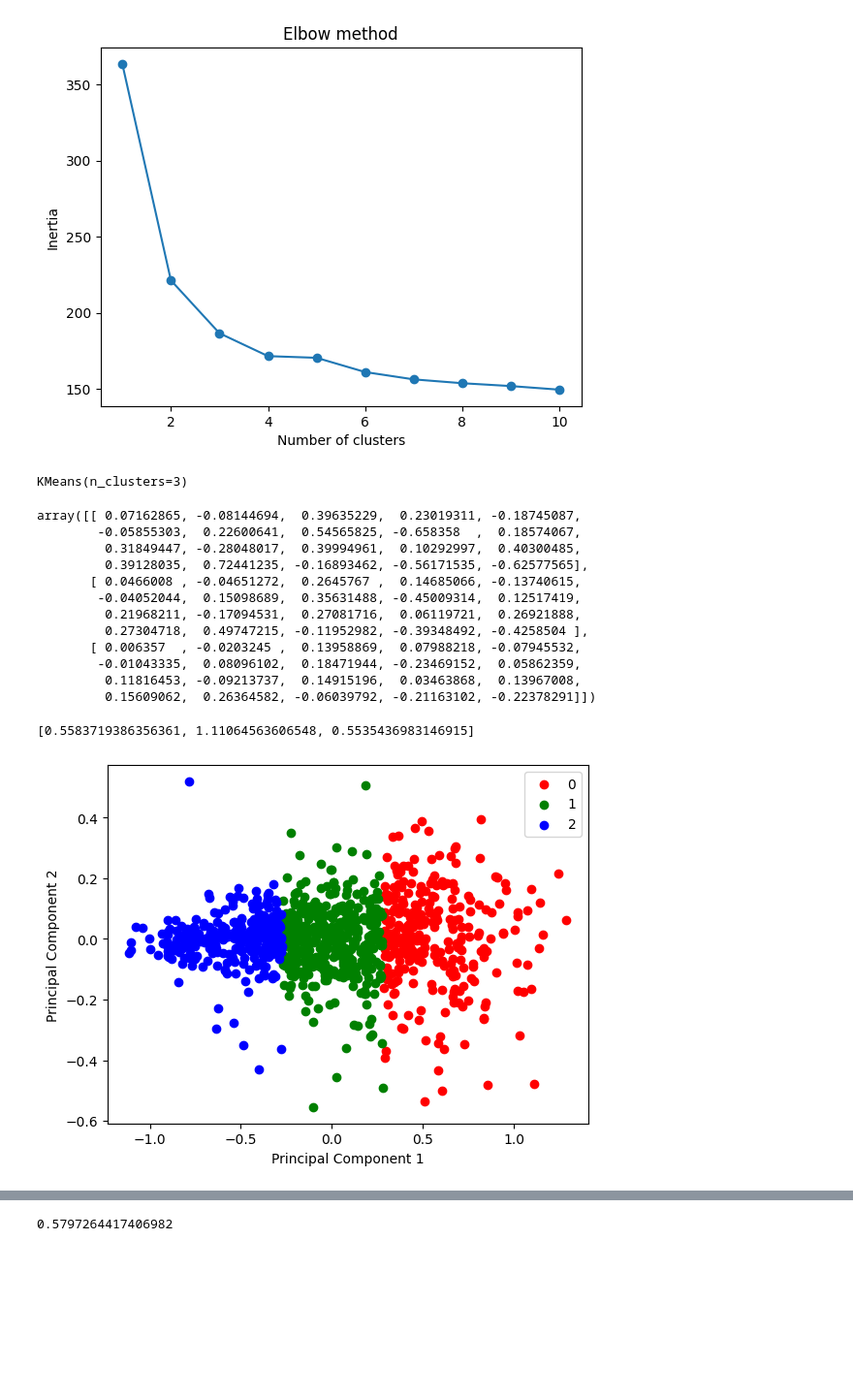
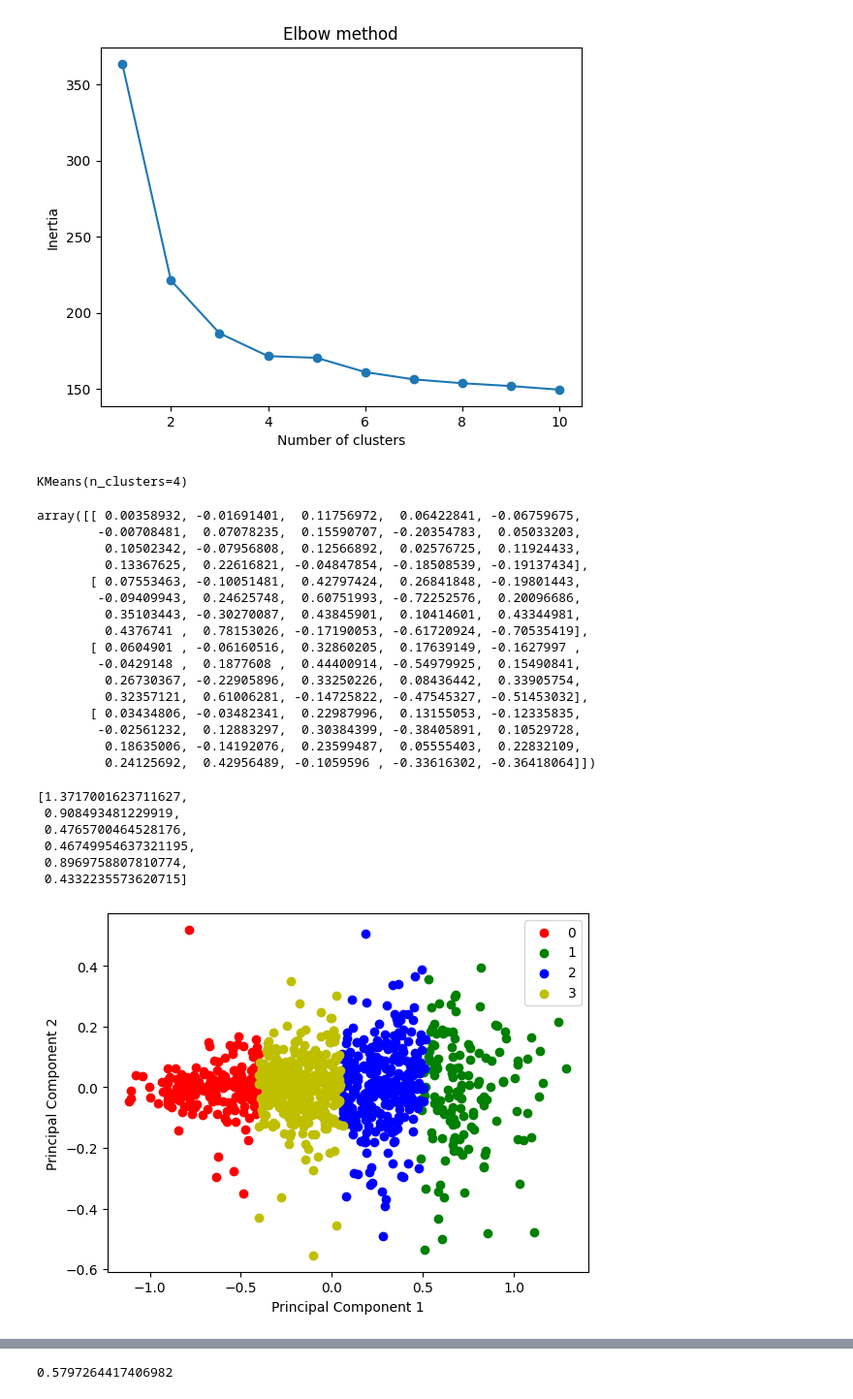
Before and after one commit to jacksonwalters/natural-language-processing, a Jupyter notebook: topic_modeling/topic_modeling_k-means.ipynb, the cells around one changed output, grey strips where cells are left out. Shown: that part at 97% size. Drawn from its saved outputs; the diff is of its cells as text; code cells hidden in the pictures; blank space fills up the shorter version.

```diff
--- a/topic_modeling/topic_modeling_k-means.ipynb
+++ b/topic_modeling/topic_modeling_k-means.ipynb
@@ -106,35 +106,44 @@ plt.show()
 # %% [output]
 [figure]
 # %%
-num_clusters = 3
-cluster_labels = [i for i in range(num_clusters)]
+num_clusters = 4
+cluster_indices = [i for i in range(num_clusters)]
 # %%
 kmeans = KMeans(n_clusters=num_clusters)
 kmeans.fit(data)
 # %% [output]
-KMeans(n_clusters=3)
+KMeans(n_clusters=4)
 # %%
 #find centroids. compute bigram closest to centroid
 # %%
 centroids  = kmeans.cluster_centers_; centroids
 # %% [output]
-array([[ 0.07162865, -0.08144694,  0.39635229,  0.23019311, -0.18745087,
-        -0.05855303,  0.22600641,  0.54565825, -0.658358  ,  0.18574067,
-         0.31849447, -0.28048017,  0.39994961,  0.10292997,  0.40300485,
-         0.39128035,  0.72441235, -0.16893462, -0.56171535, -0.62577565],
-       [ 0.0466008 , -0.04651272,  0.2645767 ,  0.14685066, -0.13740615,
-        -0.04052044,  0.15098689,  0.35631488, -0.45009314,  0.12517419,
-         0.21968211, -0.17094531,  0.27081716,  0.06119721,  0.26921888,
-         0.27304718,  0.49747215, -0.11952982, -0.39348492, -0.4258504 ],
-       [ 0.006357  , -0.0203245 ,  0.13958869,  0.07988218, -0.07945532,
-        -0.01043335,  0.08096102,  0.18471944, -0.23469152,  0.05862359,
-         0.11816453, -0.09213737,  0.14915196,  0.03463868,  0.13967008,
-         0.15609062,  0.26364582, -0.06039792, -0.21163102, -0.22378291]])
+array([[ 0.00358932, -0.01691401,  0.11756972,  0.06422841, -0.06759675,
+        -0.00708481,  0.07078235,  0.15590707, -0.20354783,  0.05033203,
+         0.10502342, -0.07956808,  0.12566892,  0.02576725,  0.11924433,
+         0.13367625,  0.22616821, -0.04847854, -0.18508539, -0.19137434],
+       [ 0.07553463, -0.10051481,  0.42797424,  0.26841848, -0.19801443,
+        -0.09409943,  0.24625748,  0.60751993, -0.72252576,  0.20096686,
+         0.35103443, -0.30270087,  0.43845901,  0.10414601,  0.43344981,
+         0.4376741 ,  0.78153026, -0.17190053, -0.61720924, -0.70535419],
+       [ 0.0604901 , -0.06160516,  0.32860205,  0.17639149, -0.1627997 ,
+        -0.0429148 ,  0.1877608 ,  0.44400914, -0.54979925,  0.15490841,
+         0.26730367, -0.22905896,  0.33250226,  0.08436442,  0.33905754,
+         0.32357121,  0.61006281, -0.14725822, -0.47545327, -0.51453032],
+       [ 0.03434806, -0.03482341,  0.22987996,  0.13155053, -0.12335835,
+        -0.02561232,  0.12883297,  0.30384399, -0.38405891,  0.10529728,
+         0.18635006, -0.14192076,  0.23599487,  0.05555403,  0.22832109,
+         0.24125692,  0.42956489, -0.1059596 , -0.33616302, -0.36418064]])
 # %%
 #compute distances between centroids
 centroid_dists = sum([[np.linalg.norm(centroids[i]-centroids[j]) for j in range(i+1,num_clusters)] for i in range(num_clusters)],[]); centroid_dists
 # %% [output]
-[0.5583719386356361, 1.11064563606548, 0.5535436983146915]
+[1.3717001623711627,
+ 0.908493481229919,
+ 0.4765700464528176,
+ 0.46749954637321195,
+ 0.8969758807810774,
+ 0.4332235573620715]
 # %%
 # Applying PCA function on training
 # and testing set of X component
@@ -148,19 +154,18 @@ explained_variance = pca.explained_variance_ratio_
 # %%
 # plot the first two principal components with labels
 pca_labeled = list(zip(pca_fit,kmeans.labels_))
-colors = ["r", "g", "b"]
-labels = ["Class 1", "Class 2", "Class 3"]
-for label, color in zip(cluster_labels, colors):
-    pca_fit_label = [pt[0] for pt in pca_labeled if pt[1] == label]
-    pca_fit_i_x = np.array(pca_fit_label).transpose()[0]
-    pca_fit_i_y = np.array(pca_fit_label).transpose()[1]
-    plt.scatter(pca_fit_i_x, pca_fit_i_y, color=color, label=label)
+colors = ["r", "g", "b", "y"]
+for index, color in zip(cluster_indices, colors):
+    pca_fit_cluster = [pt[0] for pt in pca_labeled if pt[1] == index]
+    pca_fit_i_x = np.array(pca_fit_cluster).transpose()[0]
+    pca_fit_i_y = np.array(pca_fit_cluster).transpose()[1]
+    plt.scatter(pca_fit_i_x, pca_fit_i_y, color=color, label=index)
 plt.xlabel("Principal Component 1")
 plt.ylabel("Principal Component 2")
 plt.legend()
 plt.show()
 # %% [output]
-[figure, old version]
+[figure, new version]
 # %%
 #a selection of poliical words
 poltical_keywords = list(pd.read_csv("political_keywords.csv"))
```
Also changed, not shown: parts of 5 cells of this notebook.
